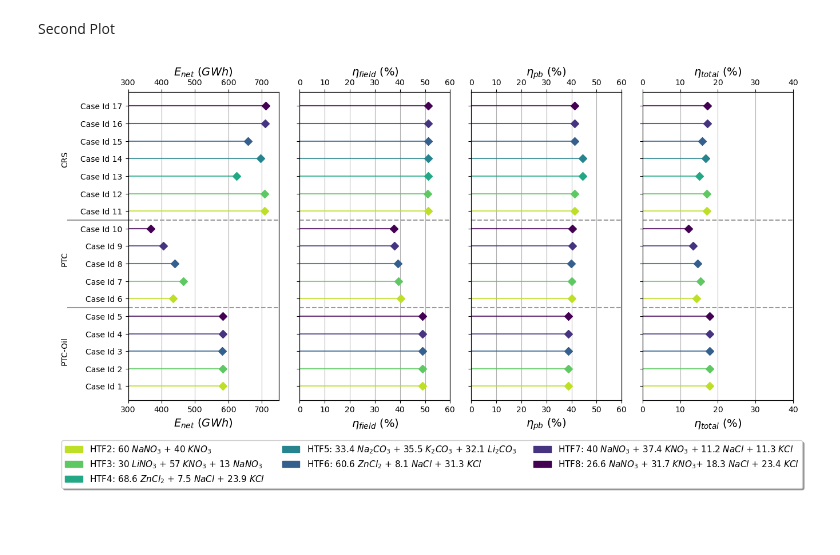
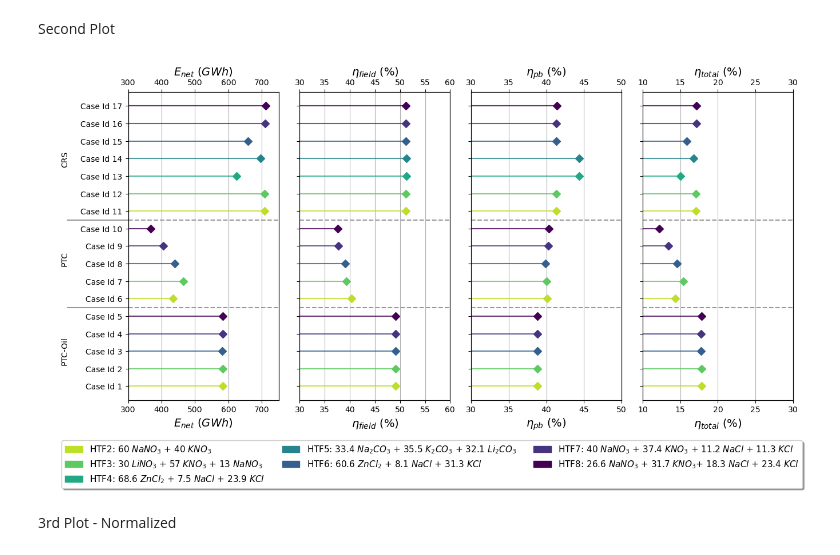
Before and after one commit to J-Cardemil/Dataviz, a Jupyter notebook: Lolipop/Paper_results_Salts_Base.ipynb, the cells around one changed output. Saved outputs shown, nothing was run; the diff lists cells and outputs as text; code cells hidden in the pictures; blank space fills up the shorter version.

```diff
--- a/Lolipop/Paper_results_Salts_Base.ipynb
+++ b/Lolipop/Paper_results_Salts_Base.ipynb
@@ -44,24 +82,9 @@ for i in axes:
     ax[i].set_xlim(xlim1[i],xlim2[i])
 
     for j in my_range:
-        if df['Salt'][j] == 'HTF2':
-            c = c_v[6]
-        elif df['Salt'][j] == 'HTF3':
-            c = c_v[5]
-        elif df['Salt'][j] == 'HTF4':
-            c = c_v[4]
-        elif df['Salt'][j] == 'HTF5':
-            c = c_v[3]
-        elif df['Salt'][j] == 'HTF6':
-            c = c_v[2]
-        elif df['Salt'][j] == 'HTF7':
-            c = c_v[1]
-        elif df['Salt'][j] == 'HTF8':
-            c = c_v[0]
-
-                # These two lines are for lollipop
-        plt.hlines(y=my_range[j], xmin=0, xmax=df[var1[i]][j], color=c, alpha=0.8)
-        plt.plot(df[var1[i]][j], my_range[j], "D", ms=N_salts ,color=c)
+        # These two lines are for lollipop
+        plt.hlines(y=my_range[j], xmin=0, xmax=df[var1[i]][j], color=c[j], alpha=0.8)
+        plt.plot(df[var1[i]][j], my_range[j], "D", ms=N_salts ,color=c[j])
 
     plt.xlabel(var2[i], fontsize=fs_x)
     plt.grid(axis='x')
@@ -119,8 +142,8 @@ plt.show()
 # %% [markdown]
 Second Plot
 # %%
-axes_2, xlim1_2, xlim2_2, var1_2, var2_2 = ([0,1,2,3],[300,0,0,0],
-                                         [750,60,60,40],
+axes_2, xlim1_2, xlim2_2, var1_2, var2_2 = ([0,1,2,3],[300,30,30,10],
+                                         [750,60,50,30],
                                    ['E_net','eta_f','eta_pb','ef_total'],
                                    [r'$E_{net}$ ($GWh$)',r'$\eta_{field}$ ($\%$)',r'$\eta_{pb}$ ($\%$)',r'$\eta_{total}$ ($\%$)'])
 # %%
@@ -132,24 +155,9 @@ for i in axes_2:
     ax2[i].set_xlim(xlim1_2[i],xlim2_2[i])
 
     for j in my_range:
-        if df['Salt'][j] == 'HTF2':
-            c = c_v[6]
-        elif df['Salt'][j] == 'HTF3':
-            c = c_v[5]
-        elif df['Salt'][j] == 'HTF4':
-            c = c_v[4]
-        elif df['Salt'][j] == 'HTF5':
-            c = c_v[3]
-        elif df['Salt'][j] == 'HTF6':
-            c = c_v[2]
-        elif df['Salt'][j] == 'HTF7':
-            c = c_v[1]
-        elif df['Salt'][j] == 'HTF8':
-            c = c_v[0]
-
         # These two lines are for lollipop
-        plt.hlines(y=my_range[j], xmin=0, xmax=df[var1_2[i]][j], color=c, alpha=0.8)
-        plt.plot(df[var1_2[i]][j], my_range[j], "D", ms=N_salts ,color=c)
+        plt.hlines(y=my_range[j], xmin=0, xmax=df[var1_2[i]][j], color=c[j], alpha=0.8)
+        plt.plot(df[var1_2[i]][j], my_range[j], "D", ms=N_salts ,color=c[j])
 
     plt.xlabel(var2_2[i], fontsize=fs_x)
     plt.grid(axis='x')
@@ -167,31 +175,33 @@ for i in axes_2:
     ax2[i].axhline(xmin=0,xmax=1,y=h,c="gray",alpha=0.8,ls='--',zorder=0, clip_on=False)
     ax2[i].axhline(xmin=0,xmax=1,y=h+delta,c="gray",alpha=0.8,ls='--',zorder=0, clip_on=False)
 
 ax2[0].annotate('CRS',
             xy=(40, 600),
             xycoords='figure pixels',
             horizontalalignment='left',
             verticalalignment='top',
             rotation=90)
 ax2[0].annotate('PTC',
             xy=(40, 425),
             xycoords='figure pixels',
             horizontalalignment='left',
             verticalalignment='top',
             rotation=90)
 ax2[0].annotate('PTC-Oil',
             xy=(40, 275),
             xycoords='figure pixels',
             horizontalalignment='left',
             verticalalignment='top',
             rotation=90)
 
 plt.yticks(my_range, df['Case'])
 
 # Molten salt legends
 plt.legend(handles=[S1_p,S2_p,S3_p,S4_p,S5_p,S6_p,S7_p], loc='lower center',
            bbox_to_anchor=(-1.4, -0.3), fancybox=True, shadow=True, ncol=3, prop={'size': 11})
 
 plt.show()
 # %% [output]
-[figure, old version]
+[figure, new version]
+# %% [markdown]
+3rd Plot - Normalized
```
Also changed, not shown: parts of 6 cells of this notebook, 2 other files.
